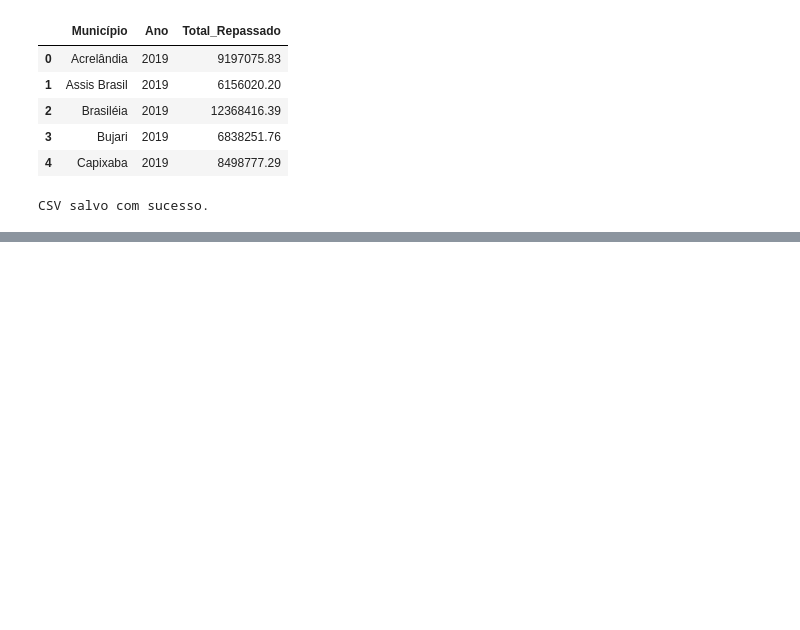
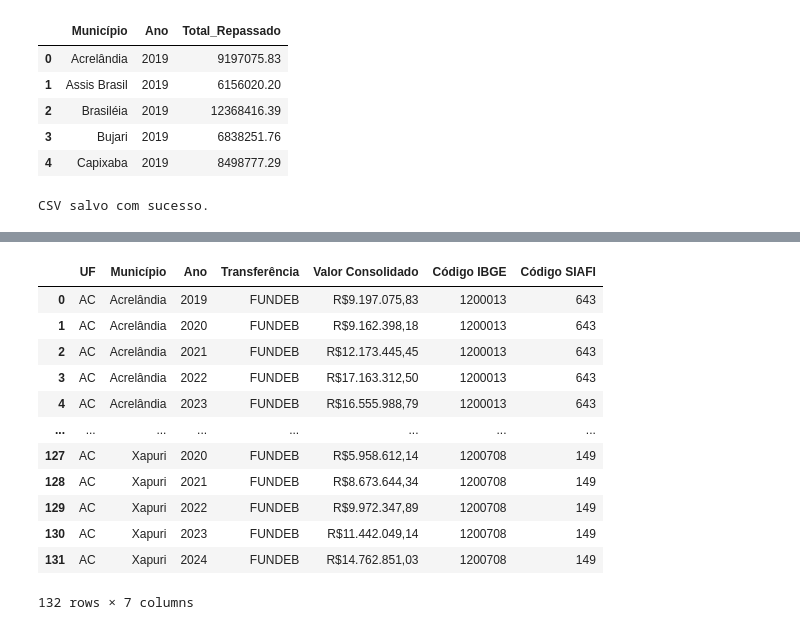
Before and after one commit to obs-curica/curica_streamlit_censo, a Jupyter notebook: notebooks/df_fundeb.ipynb, the cells around one changed output, grey strips where cells are left out. Saved outputs shown, nothing was run; the diff lists cells and outputs as text; code cells hidden in the pictures; blank space fills up the shorter version.

Commit message:
data fundeb, data lineage

```diff
--- a/notebooks/df_fundeb.ipynb
+++ b/notebooks/df_fundeb.ipynb
@@ -150,0 +159,6 @@ CSV salvo com sucesso.
+# %%
+path_1 = "/home/mpac/Projetos/Curica/curica_streamlit_censo/data/raw/fundeb/transferencias_para_estados.csv"
+path_2 = "/home/mpac/Projetos/Curica/curica_streamlit_censo/data/raw/fundeb/transferencias_para_municípios.csv"
+
+df_fundeb_estado = pd.read_csv(path_1, sep=";", encoding="latin", low_memory=False)
+df_fundeb_municipios = pd.read_csv(path_2, sep=";", encoding="latin", low_memory=False)
@@ -150,0 +175,16 @@ CSV salvo com sucesso.
+# %%
+df_fundeb_municipios.head(132)
+# %% [output]
+|  | UF | Município | Ano | Transferência | Valor Consolidado | Código IBGE | Código SIAFI |
+| 0 | AC | Acrelândia | 2019 | FUNDEB | R$9.197.075,83 | 1200013 | 643 |
+| 1 | AC | Acrelândia | 2020 | FUNDEB | R$9.162.398,18 | 1200013 | 643 |
+| 2 | AC | Acrelândia | 2021 | FUNDEB | R$12.173.445,45 | 1200013 | 643 |
+| 3 | AC | Acrelândia | 2022 | FUNDEB | R$17.163.312,50 | 1200013 | 643 |
+| 4 | AC | Acrelândia | 2023 | FUNDEB | R$16.555.988,79 | 1200013 | 643 |
+| ... | ... | ... | ... | ... | ... | ... | ... |
+| 127 | AC | Xapuri | 2020 | FUNDEB | R$5.958.612,14 | 1200708 | 149 |
+| 128 | AC | Xapuri | 2021 | FUNDEB | R$8.673.644,34 | 1200708 | 149 |
+| 129 | AC | Xapuri | 2022 | FUNDEB | R$9.972.347,89 | 1200708 | 149 |
+| 130 | AC | Xapuri | 2023 | FUNDEB | R$11.442.049,14 | 1200708 | 149 |
+| 131 | AC | Xapuri | 2024 | FUNDEB | R$14.762.851,03 | 1200708 | 149 |
+132 rows × 7 columns
```
Also changed, not shown: parts of 8 cells of this notebook, 9 other files.
